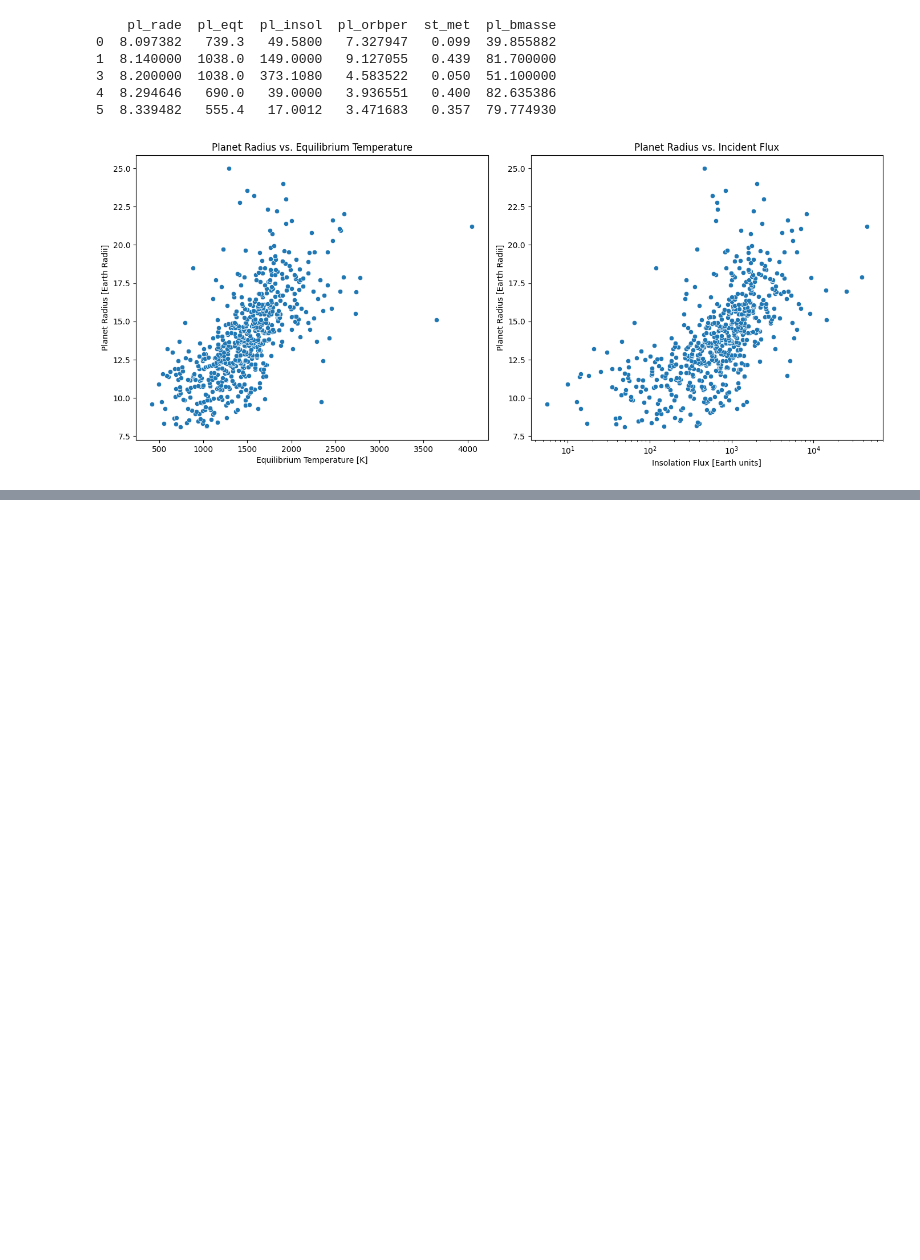
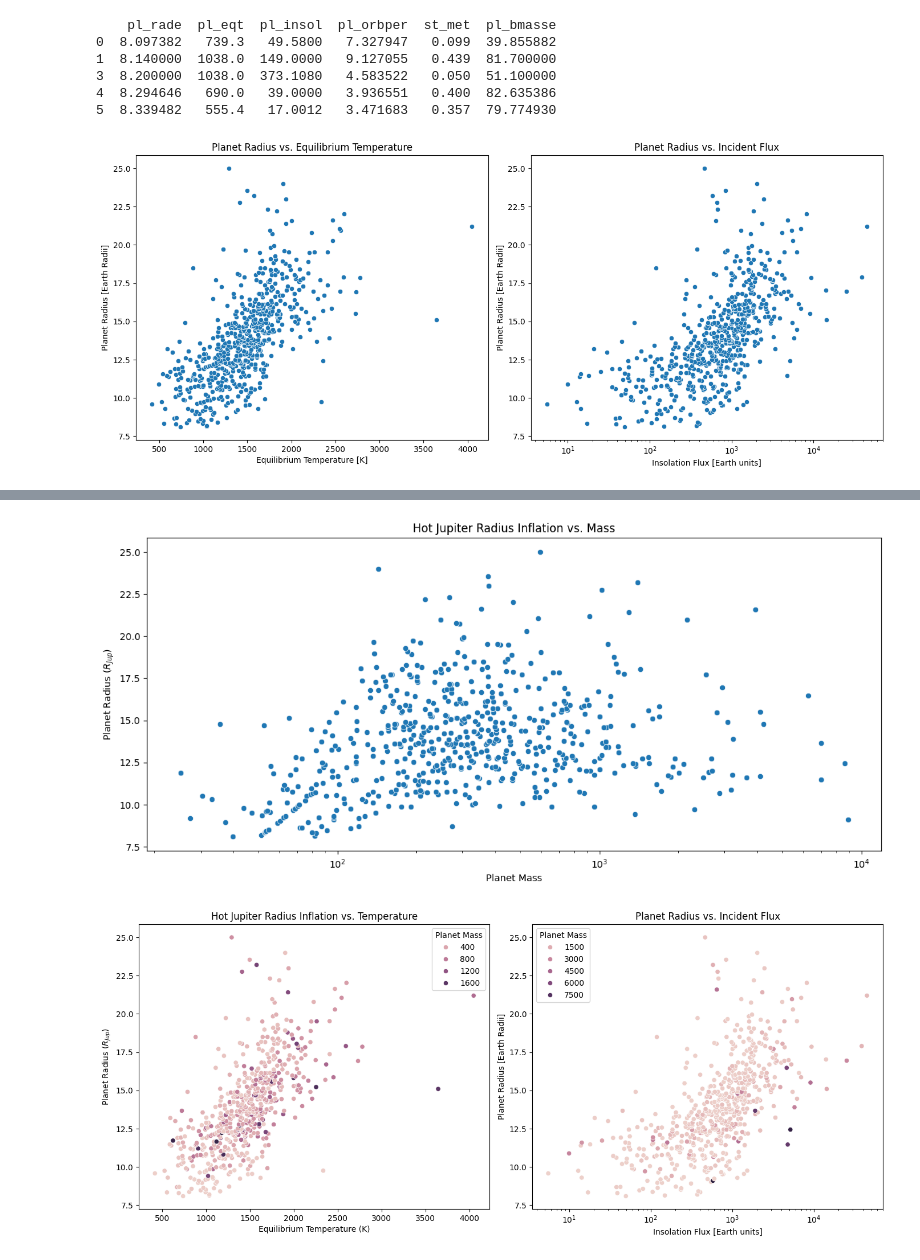
Before and after one commit to nataliealegro/PHYS2116-Computational-Assignment, a Jupyter notebook: Computational_Assignment.ipynb, the cells around one changed output, grey strips where cells are left out. Cells and saved outputs as stored; diff of their text form; code cells hidden in the pictures; blank space fills up the shorter version.

```diff
--- a/Computational_Assignment.ipynb
+++ b/Computational_Assignment.ipynb
@@ -61,0 +98,34 @@ plt.show()
+# %%
+# Plot for correlation between Mass and Inflation
+
+#ma=hj[hj['pl_bmasse']<2000]
+plt.figure(figsize=(14,6))
+mas = sns.scatterplot(data=hj, x='pl_bmasse', y='pl_rade')
+mas.set_xscale('log')
+mas.set_xlabel('Planet Mass')
+mas.set_ylabel('Planet Radius ($R_{Jup}$)')
+mas.set_title('Hot Jupiter Radius Inflation vs. Mass')
+
+
+fig, (ax5, ax6) = plt.subplots(1, 2, figsize=(14, 6))
+
+# PLot Correlation between Metallicty relate to inflation
+sns.scatterplot(data=ma, x='pl_eqt', y='pl_rade', hue='pl_bmasse', ax=ax5)
+ax5.set_xlabel('Equilibrium Temperature (K)')
+ax5.set_ylabel('Planet Radius ($R_{Jup}$)')
+ax5.set_title('Hot Jupiter Radius Inflation vs. Temperature')
+ax5.legend_.set_title("Planet Mass")
+
+# Flux vs Radius Plot
+sns.scatterplot(data=hj, x='pl_insol', y='pl_rade', hue='pl_bmasse', ax=ax6)
+ax6.set_xscale('log')
+ax6.set_title('Planet Radius vs. Incident Flux')
+ax6.set_xlabel('Insolation Flux [Earth units]')
+ax6.set_ylabel('Planet Radius [Earth Radii]')
+ax6.legend_.set_title("Planet Mass")
+
+plt.tight_layout()
+plt.show()
+# %% [output]
+[figure, added]
+[figure, added]
```
Also changed, not shown: parts of 2 cells of this notebook.
